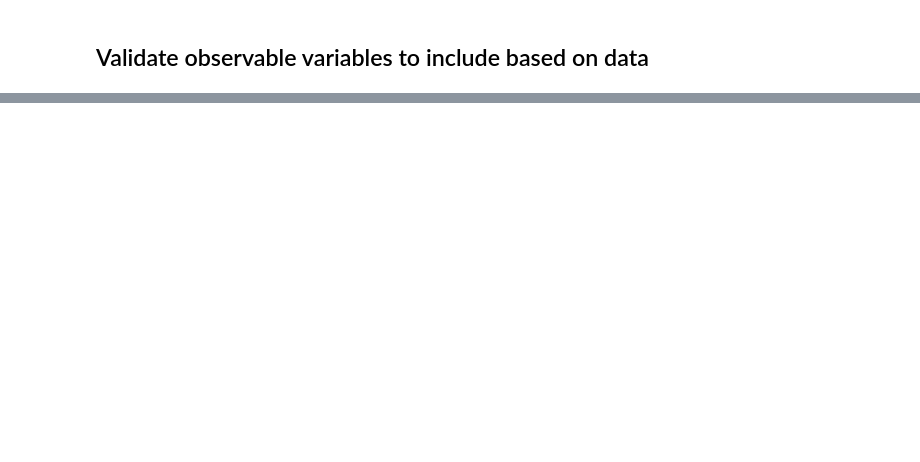
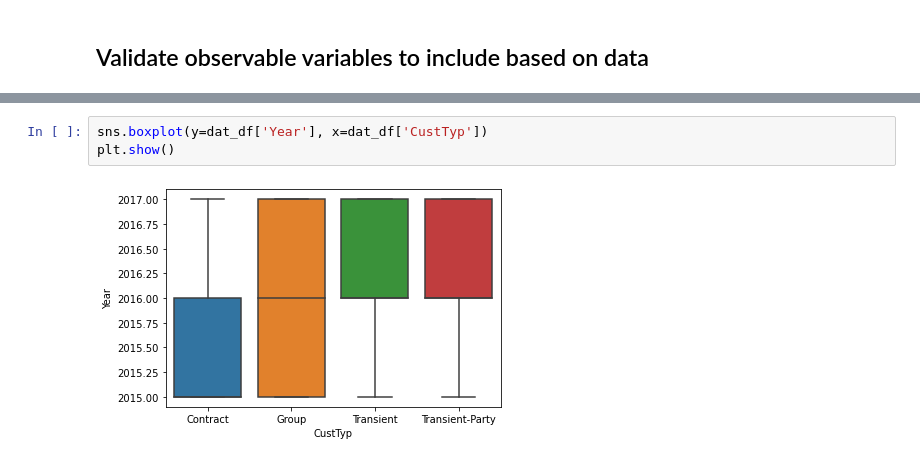
Before and after one commit to BuissonFlorent/BehavioralDataAnalysis, a Jupyter notebook: Chapter 4 - Building Causal Diagrams From Scratch/ch04.ipynb, the cells around one changed output, grey strips where cells are left out. Saved outputs shown, nothing was run; the diff lists cells and outputs as text; blank space fills up the shorter version.

```diff
--- a/Chapter 4 - Building Causal Diagrams From Scratch/ch04.ipynb
+++ b/Chapter 4 - Building Causal Diagrams From Scratch/ch04.ipynb
@@ -123,0 +225,5 @@ sns.heatmap(cat_corr, mask=np.zeros_like(cat_corr, dtype=np.bool), cmap=sns.dive
+# %%
+sns.boxplot(y=dat_df['Year'], x=dat_df['CustTyp'])
+plt.show()
+# %% [output]
+[figure, added]
```
Also changed, not shown: parts of 16 cells of this notebook, 1 other file.
